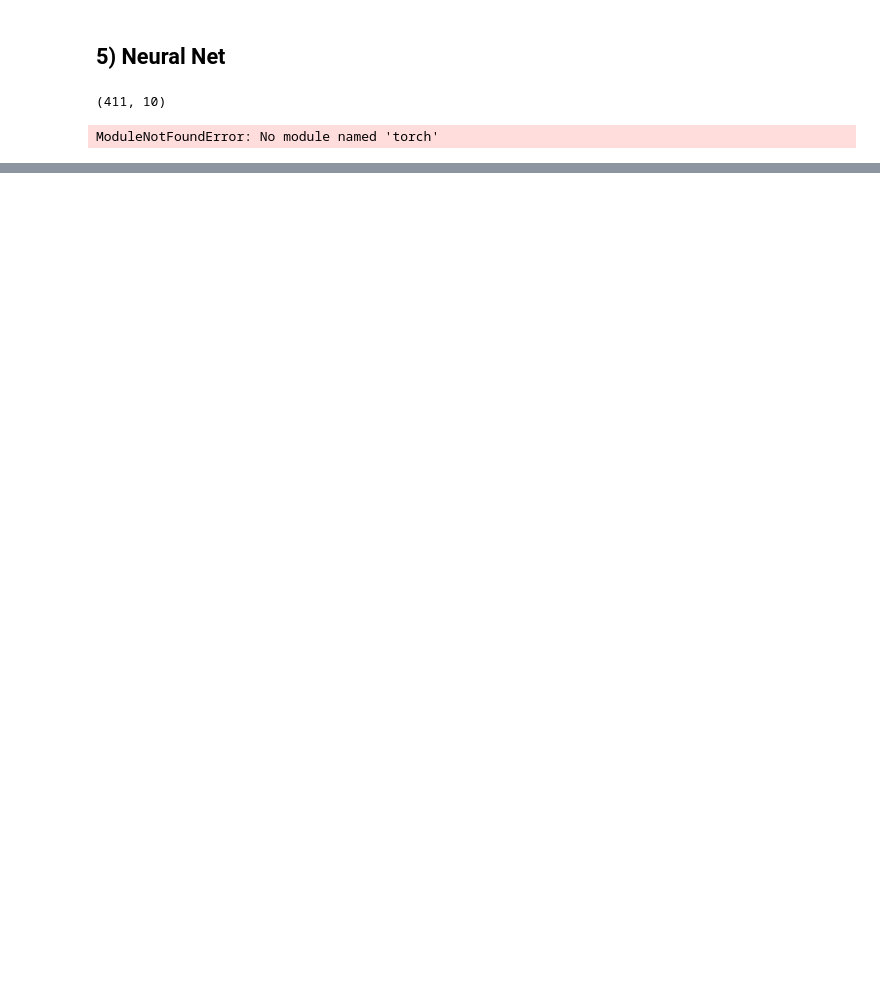
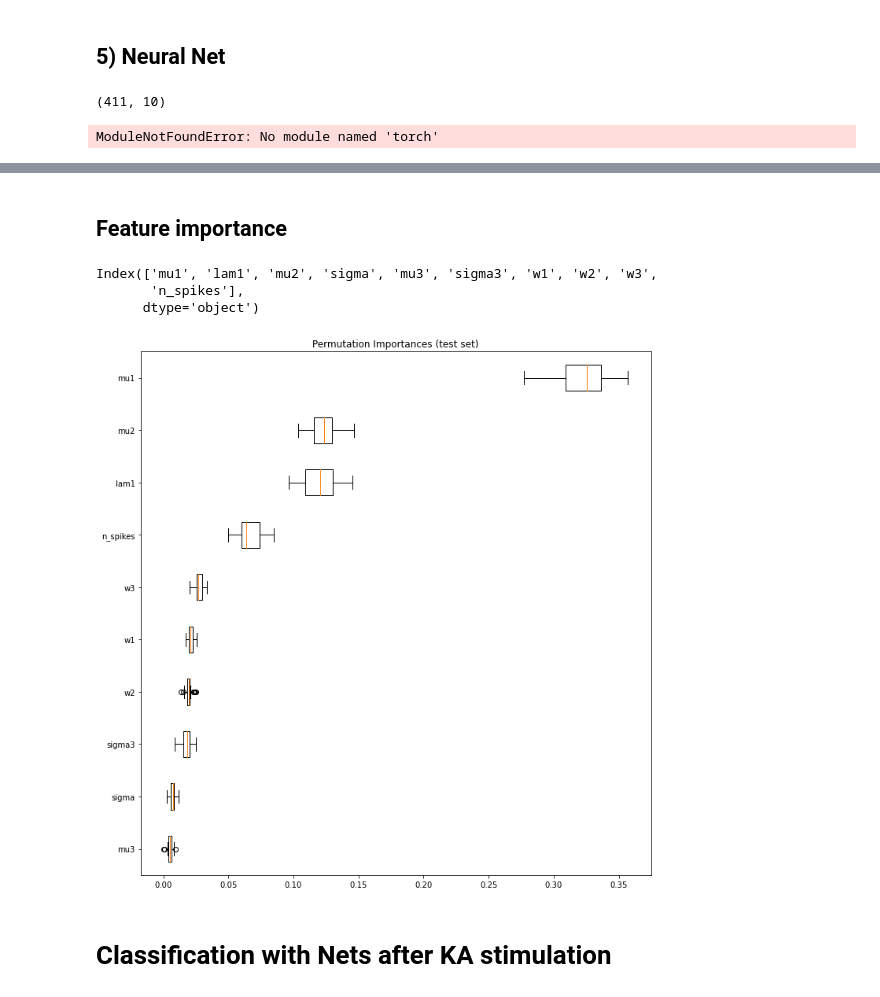
Before and after one commit to rikhy967/PoiProMEA, a Jupyter notebook: Classification.ipynb, the cells around one changed output, grey strips where cells are left out. Saved outputs shown, nothing was run; the diff lists cells and outputs as text; code cells hidden in the pictures; blank space fills up the shorter version.

```diff
--- a/Classification.ipynb
+++ b/Classification.ipynb
@@ -159,6 +163,8 @@ Accuracy:  0.927
 Recall:  0.931
 Precision:  0.9
 ROC AUC:  0.928
+# %%
+svm_model = gs
 # %% [markdown]
 ## 4) Random Forest
 # %%
@@ -315,0 +347,25 @@ ROC AUC:  0.953
+# %% [markdown]
+## Feature importance
+# %%
+X.columns
+# %% [output]
+Index(['mu1', 'lam1', 'mu2', 'sigma', 'mu3', 'sigma3', 'w1', 'w2', 'w3',
+       'n_spikes'],
+      dtype='object')
+# %%
+result = permutation_importance(svm_model, X_train, y_train,
+                           n_repeats=30,
+                           random_state=0)
+# %%
+sorted_idx = result.importances_mean.argsort()
+
+fig, ax = plt.subplots(figsize = (10,10))
+ax.boxplot(result.importances[sorted_idx].T,
+           vert=False, labels=X.columns[sorted_idx])
+ax.set_title("Permutation Importances (test set)")
+fig.tight_layout()
+plt.show()
+# %% [output]
+[figure, added]
+# %% [markdown]
+# Classification with Nets after KA stimulation
```
Also changed, not shown: parts of 46 cells of this notebook, 2 other files.
